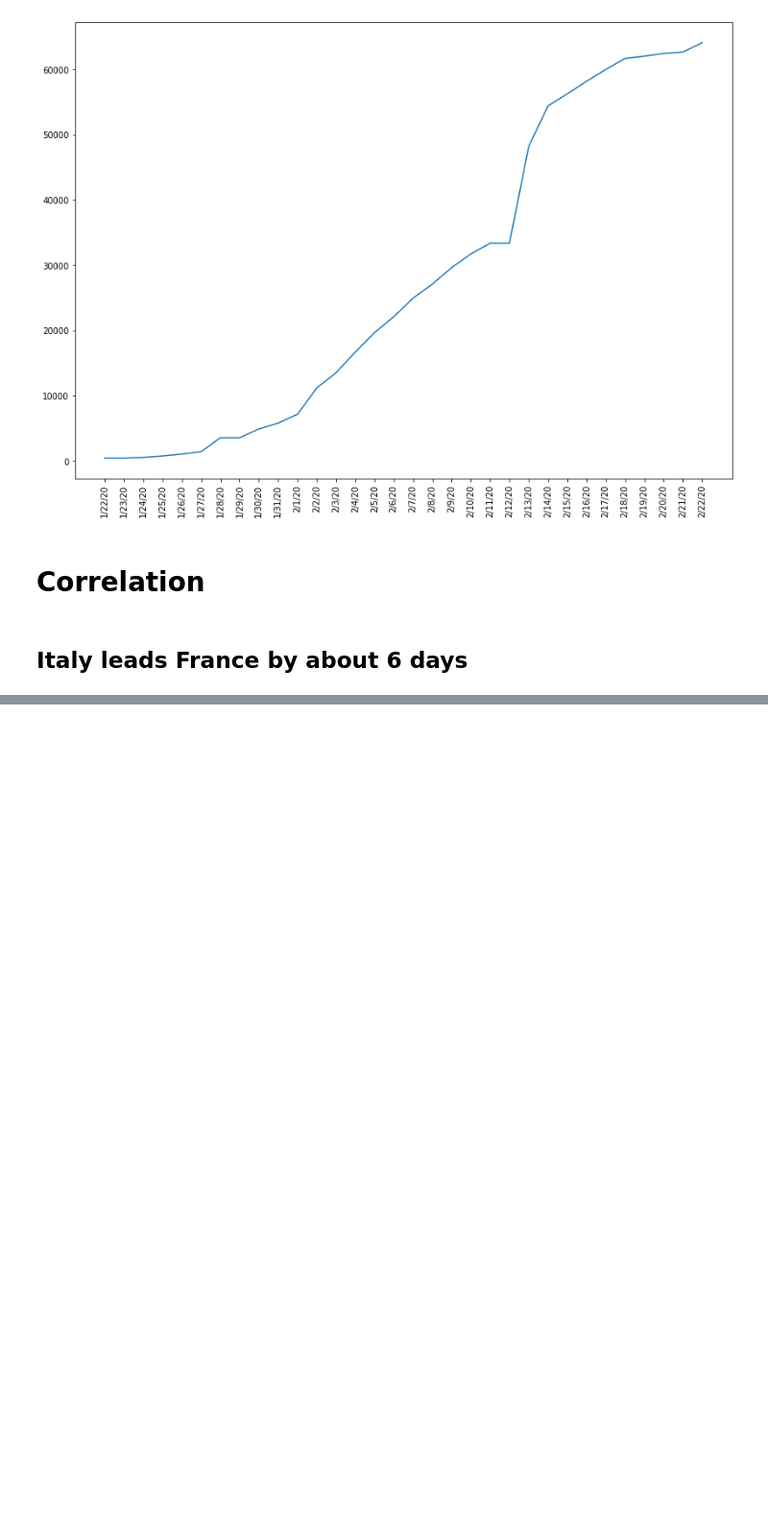
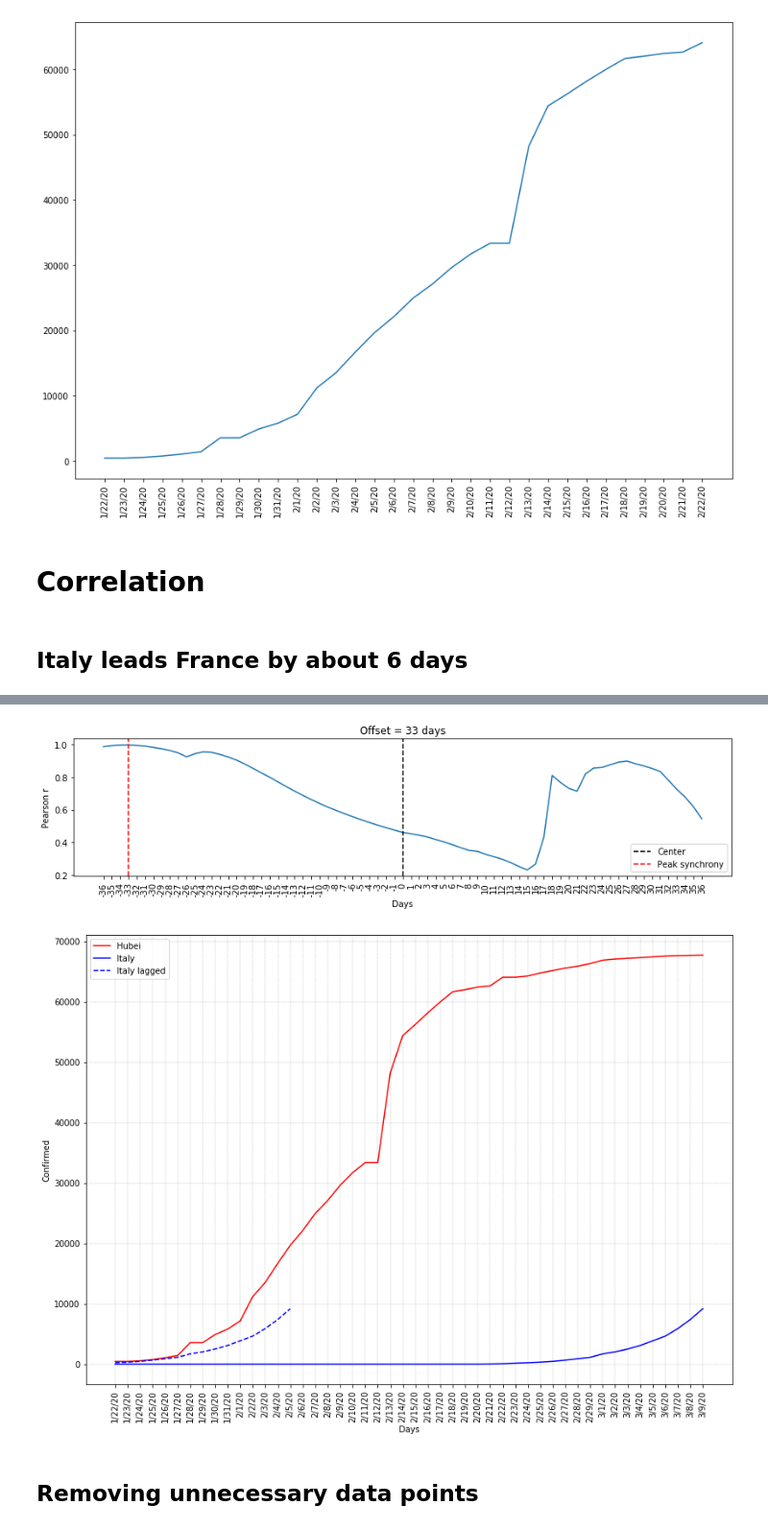
Before and after one commit to ClementBM/Experiment_Coronavius, a Jupyter notebook: notebook/Coronavirus_By_Country.ipynb, the cells around one changed output, grey strips where cells are left out. Shown at 96% size. Cells and saved outputs as stored; diff of their text form; code cells hidden in the pictures; blank space fills up the shorter version.

```diff
--- a/notebook/Coronavirus_By_Country.ipynb
+++ b/notebook/Coronavirus_By_Country.ipynb
@@ -165,4 +165,9 @@ plot_by_country(df_bycountry_norm, ["Mainland China", "France", "Italy", "South
 [figure]
 # %% [markdown]
 ## Confirmed cases in Hubei province from 22th of january to 22th of february
+# %%
+df_byprovince = df_confirmed.groupby("Province/State").sum()
+
+maximums = df_byprovince.iloc[:, -1]
+df_byprovince_norm = df_byprovince.div(maximums.to_numpy(), axis=0)
 # %%
@@ -253,0 +255,8 @@ plot_with_lag(df_bycountry, "Mainland China", "Italy", -34)
+# %%
+china_italy_offset = synchrony(df_byprovince_norm.loc["Hubei",:], df_bycountry_norm.loc["Italy",:], 36)
+plot_with_lag(df_byprovince.loc["Hubei",:], df_bycountry.loc["Italy",:], -china_italy_offset)
+# %% [output]
+[figure, added]
+[figure, added]
+# %% [markdown]
+## Removing unnecessary data points
```
Also changed, not shown: parts of 13 cells of this notebook.
